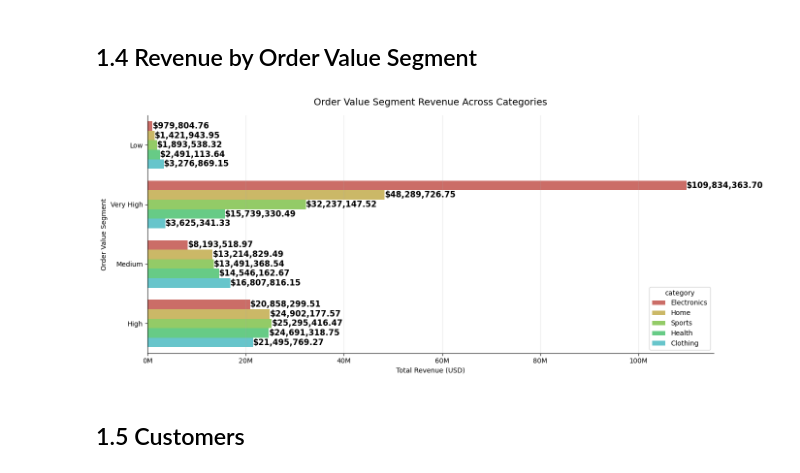
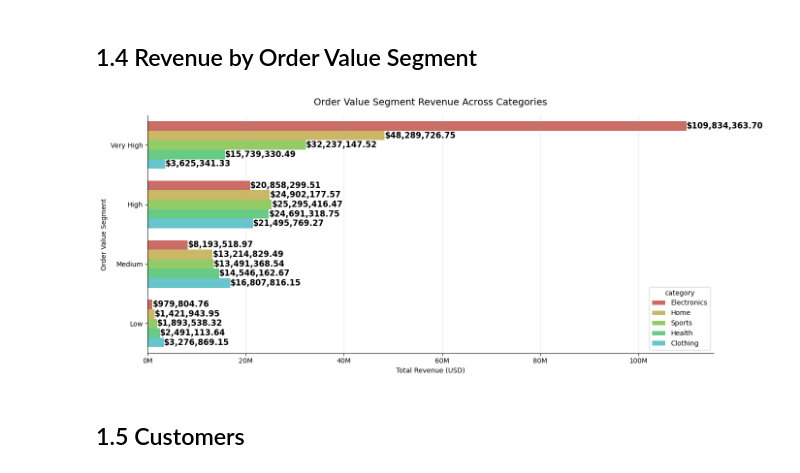
Before and after one commit to judiellegaspina/Ecommerce-EDA-and-Sales-Prediction, a Jupyter notebook: 05_Sales_Analysis.ipynb, the cells around one changed output. Cells and saved outputs as stored; diff of their text form; code cells hidden in the pictures.

Commit message:
arrange in order

```diff
--- a/05_Sales_Analysis.ipynb
+++ b/05_Sales_Analysis.ipynb
@@ -428,41 +428,47 @@ plt.show()
 order_value_segment_revenue = sales_df.groupby(
     ['order_value_segment', 'category']
 )['revenue_usd'].sum().reset_index().sort_values('revenue_usd')
+
+
+order_value_segment_revenue['order_value_segment'] = pd.Categorical(
+    order_value_segment_revenue['order_value_segment'],
+    categories=['Very High', 'High', 'Medium', 'Low'],
+    ordered=True
+)
 
 plt.figure(figsize=(14, 6))
 
 ax = sns.barplot(
     data=order_value_segment_revenue,
     x='revenue_usd',
     y='order_value_segment',
     hue='category',
     palette=sns.color_palette('hls',8),
-    # order=f"{['Very High', 'High', 'Medium', 'Low']}"
 )
 
 ax.spines['top'].set_visible(False)
 ax.spines['right'].set_visible(False)
 
 # Add value labels on each marker
 for container in ax.containers:
     ax.bar_label(
         container,
         labels=[f'${v:,.2f}' for v in container.datavalues],
         label_type='edge',
         color='black',
         fontsize=12,
         fontweight='bold'
     )
 
 plt.title('Order Value Segment Revenue Across Categories', fontsize=14, pad=15)
 plt.xlabel('Total Revenue (USD)')
 plt.ylabel("Order Value Segment")
 plt.gca().xaxis.set_major_formatter(plt.FuncFormatter(lambda x, _: f'{x/1e6:.0f}M'))
 plt.grid(axis='x', alpha=0.3)
 plt.tight_layout()
 plt.show()
 # %% [output]
-[figure, old version]
+[figure, new version]
 # %% [markdown]
 ## 1.5 Customers
 # %%
```
